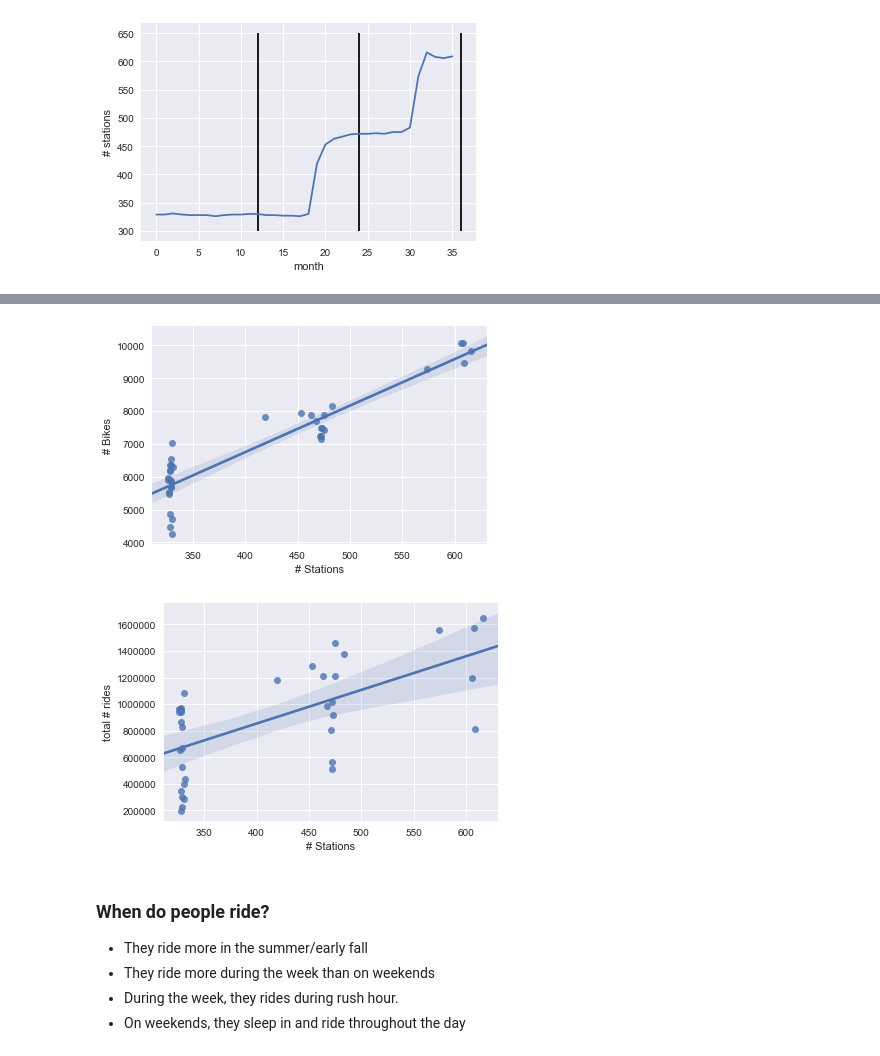
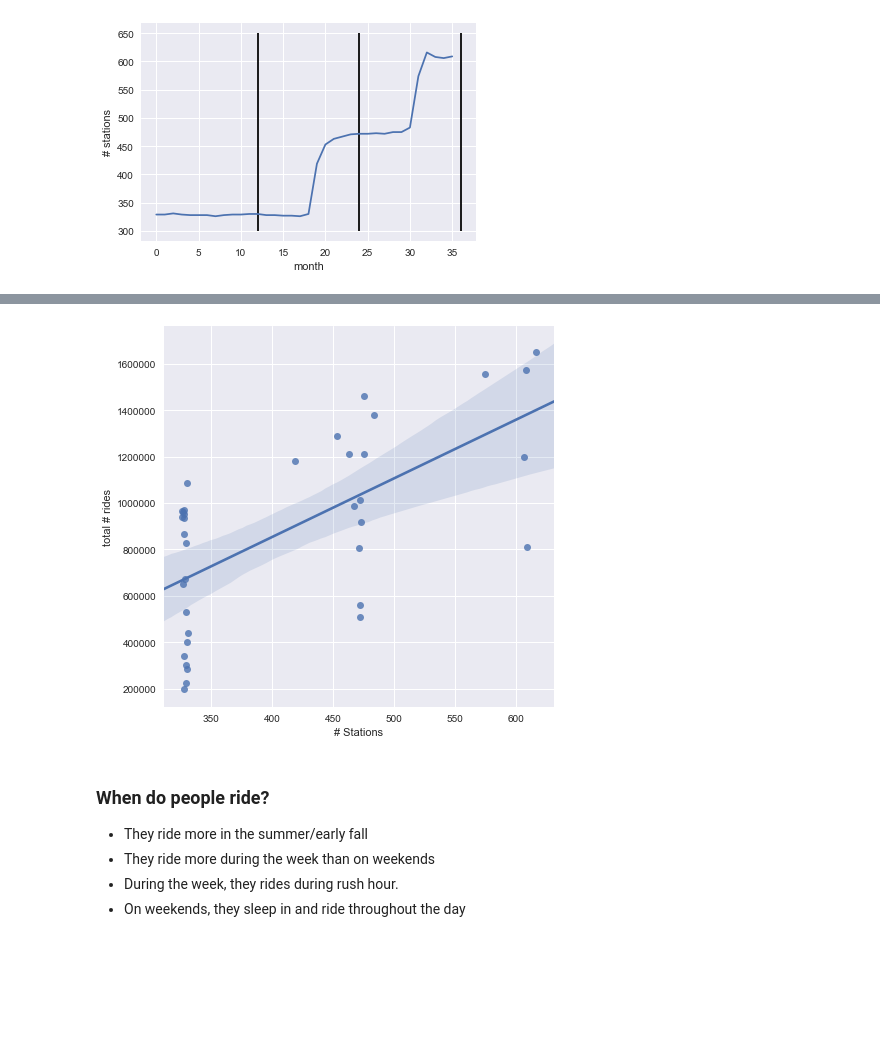
Before and after one commit to andypicke/Springboard_DataScience, a Jupyter notebook: Capstone_1/data_story_citibike.ipynb, the cells around one changed output, grey strips where cells are left out. Saved outputs shown, nothing was run; the diff lists cells and outputs as text; code cells hidden in the pictures; blank space fills up the shorter version.

```diff
--- a/Capstone_1/data_story_citibike.ipynb
+++ b/Capstone_1/data_story_citibike.ipynb
@@ -194,15 +185,10 @@ plt.vlines([12,24,36],300,650);
 # %%
-sns.regplot(df_sta.N,df_bikes.N)
-plt.xlabel('# Stations');
-plt.ylabel('# Bikes');
+plt.figure(figsize=(7,7))
+sns.regplot(df_sta.N,df_rides.N,x_jitter=.05)
+plt.xlabel('# Stations')
+plt.ylabel('total # rides');
 # %% [output]
-[figure, old version]
+[figure, new version]
-# %%
-sns.regplot(df_sta.N,df_rides.N,x_jitter=.05)
-plt.xlabel('# Stations')
-plt.ylabel('total # rides');
-# %% [output]
-[figure, removed]
 # %% [markdown]
 ### When do people ride?
 - They ride more in the summer/early fall
```
Also changed, not shown: parts of 20 cells of this notebook.
